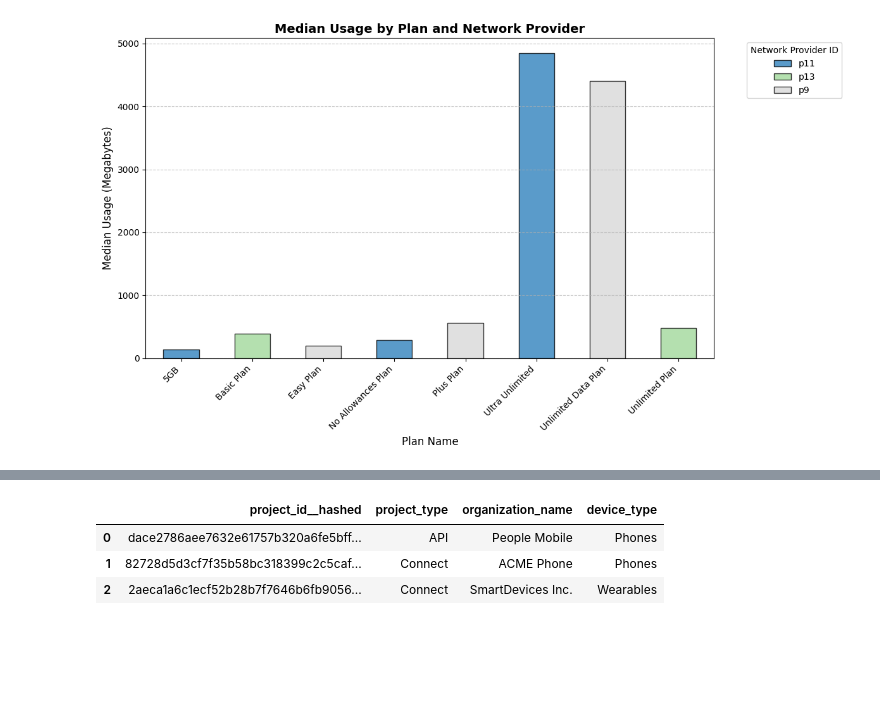
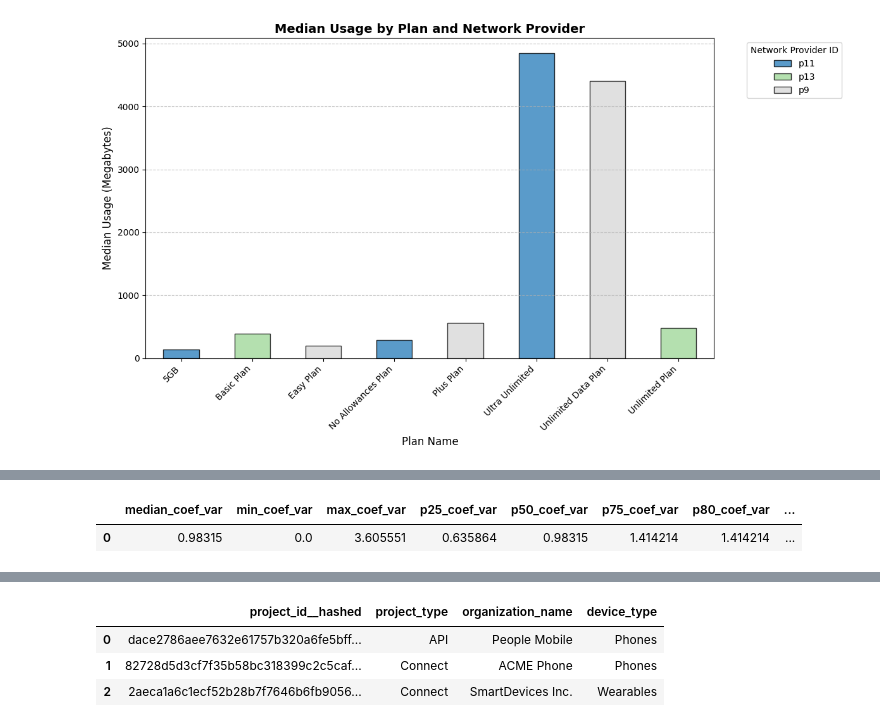
Before and after one commit to Robertoarce/gigs-sql, a Jupyter notebook: analysis.ipynb, the cells around one changed output, grey strips where cells are left out. Drawn from its saved outputs; the diff is of its cells as text; code cells hidden in the pictures; blank space fills up the shorter version.

```diff
--- a/analysis.ipynb
+++ b/analysis.ipynb
@@ -920,0 +928,59 @@ plt.show()
+# %%
+%%sql
+
+WITH
+
+valid_subscriptions AS (
+
+  SELECT
+    subscription_id,
+    MAX(reporting_date) as latest_report,
+    MAX(subscription_period_end) as last_period_end_date
+  FROM
+    usage_data
+  GROUP BY
+    subscription_id
+  HAVING
+     MAX(reporting_date) >= MAX(subscription_period_end)
+),
+
+subscription_usage AS (
+
+  SELECT
+    a.project_id__hashed,
+    a.subscription_id,
+    COUNT(a.subscription_period_number) AS count_periods,
+    SUM(a.cumulative_data_usage_megabyte) AS sum_data_usage,
+    SUM(a.cumulative_data_usage_megabyte) / COUNT(a.subscription_period_number) as avg_usage,
+    STDDEV(a.cumulative_data_usage_megabyte) / AVG(a.cumulative_data_usage_megabyte) as coef_var_usage,
+
+  FROM
+    usage_data as a
+  INNER JOIN
+    valid_subscriptions as b
+    on a.subscription_id = b.subscription_id
+
+
+  GROUP BY 1,2
+  HAVING sum_data_usage > 0
+
+)
+
+
+SELECT
+
+ median(coef_var_usage) as median_coef_var,
+ min(coef_var_usage) as min_coef_var,
+ max(coef_var_usage) as max_coef_var,
+ PERCENTILE_CONT(0.25) WITHIN GROUP( ORDER BY coef_var_usage) as p25_coef_var,
+ PERCENTILE_CONT(0.50) WITHIN GROUP( ORDER BY coef_var_usage) as p50_coef_var,
+ PERCENTILE_CONT(0.75) WITHIN GROUP( ORDER BY coef_var_usage) as p75_coef_var,
+ PERCENTILE_CONT(0.80) WITHIN GROUP( ORDER BY coef_var_usage) as p80_coef_var,
+ PERCENTILE_CONT(0.95) WITHIN GROUP( ORDER BY coef_var_usage) as p95_coef_var,
+ COUNT(subscription_id) as count_subscriptions,
+
+FROM
+  subscription_usage
+# %% [output]
+|  | median_coef_var | min_coef_var | max_coef_var | p25_coef_var | p50_coef_var | p75_coef_var | p80_coef_var | ... |
+| 0 | 0.98315 | 0.0 | 3.605551 | 0.635864 | 0.98315 | 1.414214 | 1.414214 | ... |
```
Also changed, not shown: parts of 15 cells of this notebook.
